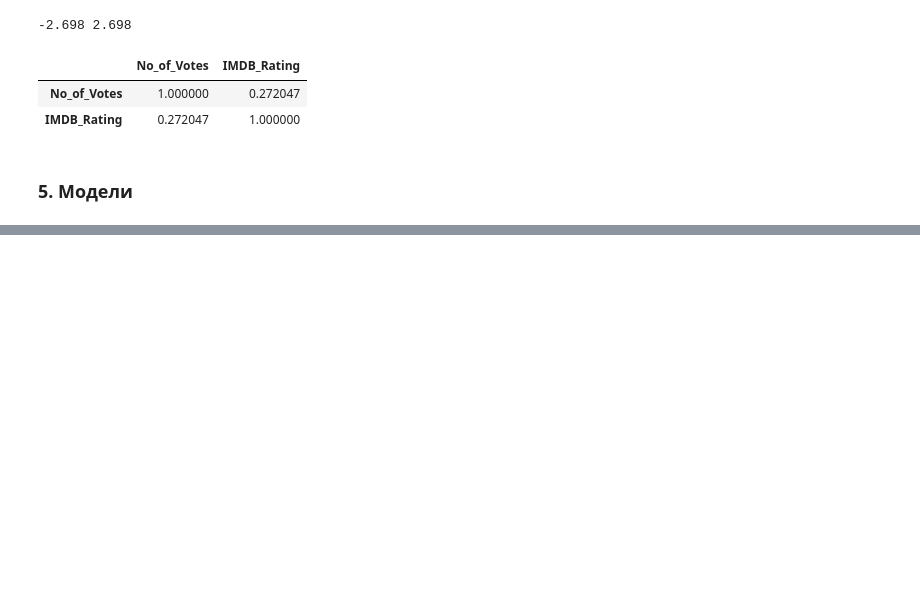
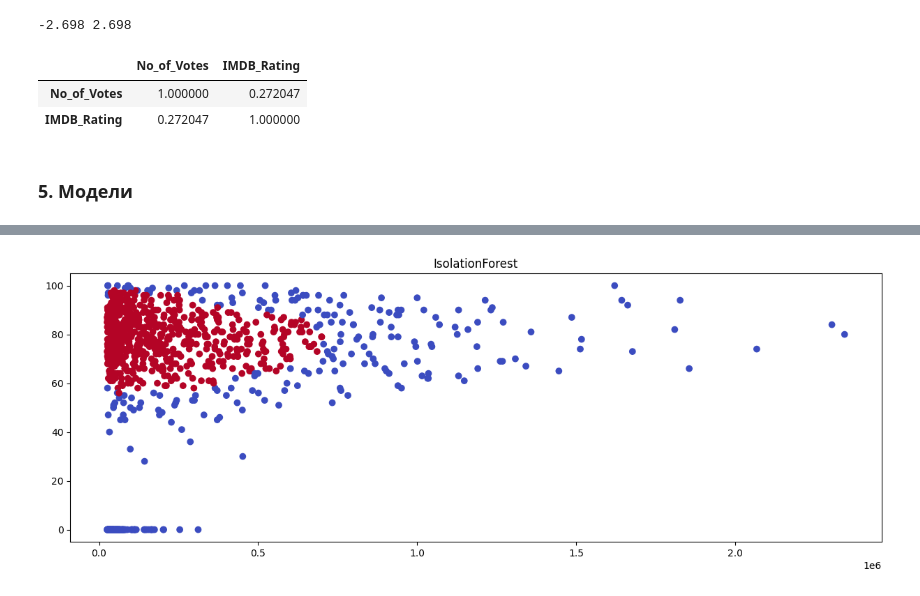
Before and after one commit to Jnesmey/Pipelines, a Jupyter notebook: Exploratory Data Analysis/Outlier.ipynb, the cells around one changed output, grey strips where cells are left out. Saved outputs shown, nothing was run; the diff lists cells and outputs as text; code cells hidden in the pictures; blank space fills up the shorter version.

```diff
--- a/Exploratory Data Analysis/Outlier.ipynb
+++ b/Exploratory Data Analysis/Outlier.ipynb
@@ -252,0 +262,5 @@ df_iqr[['No_of_Votes', 'IMDB_Rating']].corr()
+# %%
+X = df[['No_of_Votes','Meta_score']]
+# %%
+clf = IsolationForest(max_samples = 100, random_state = 0)
+clf.fit(X)
@@ -252,0 +269,6 @@ df_iqr[['No_of_Votes', 'IMDB_Rating']].corr()
+# %%
+labels = clf.predict(X)      # 1 = норма, -1 = выброс
+
+outliers = X[labels == -1]
+inliers  = X[labels == 1]
+print(f"Выбросов: {(labels == -1).sum()} из {len(X)}")
@@ -252,0 +297,6 @@ df_iqr[['No_of_Votes', 'IMDB_Rating']].corr()
+# %%
+plt.scatter(X.iloc[:, 0], X.iloc[:, 1], c=labels, cmap='coolwarm')
+plt.title('IsolationForest')
+plt.show()
+# %% [output]
+[figure, added]
```
Also changed, not shown: parts of 6 cells of this notebook.
